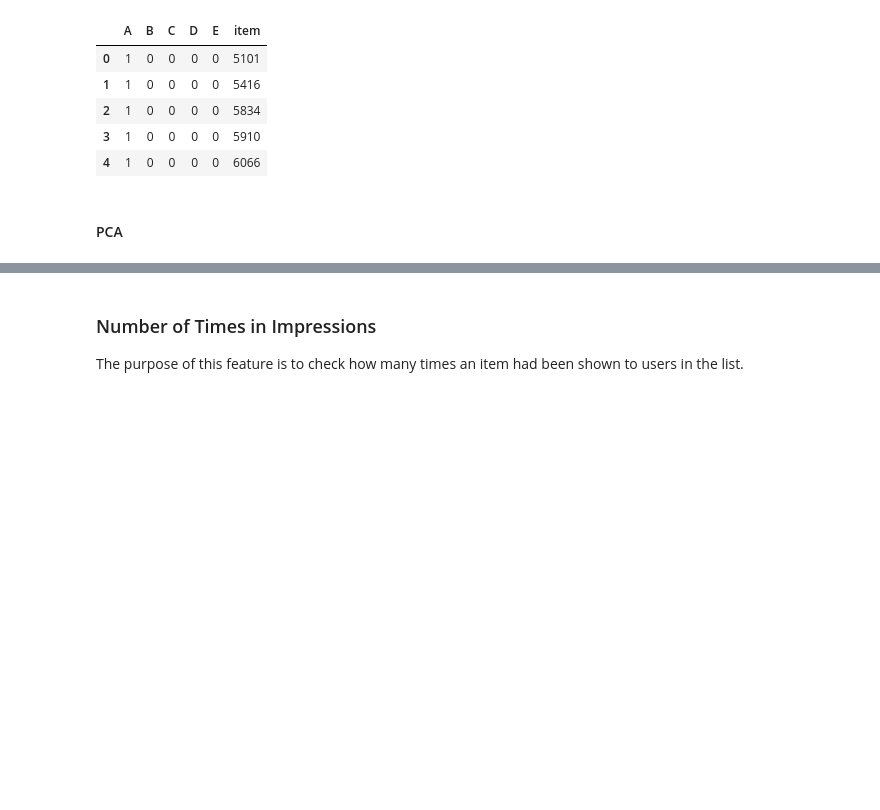
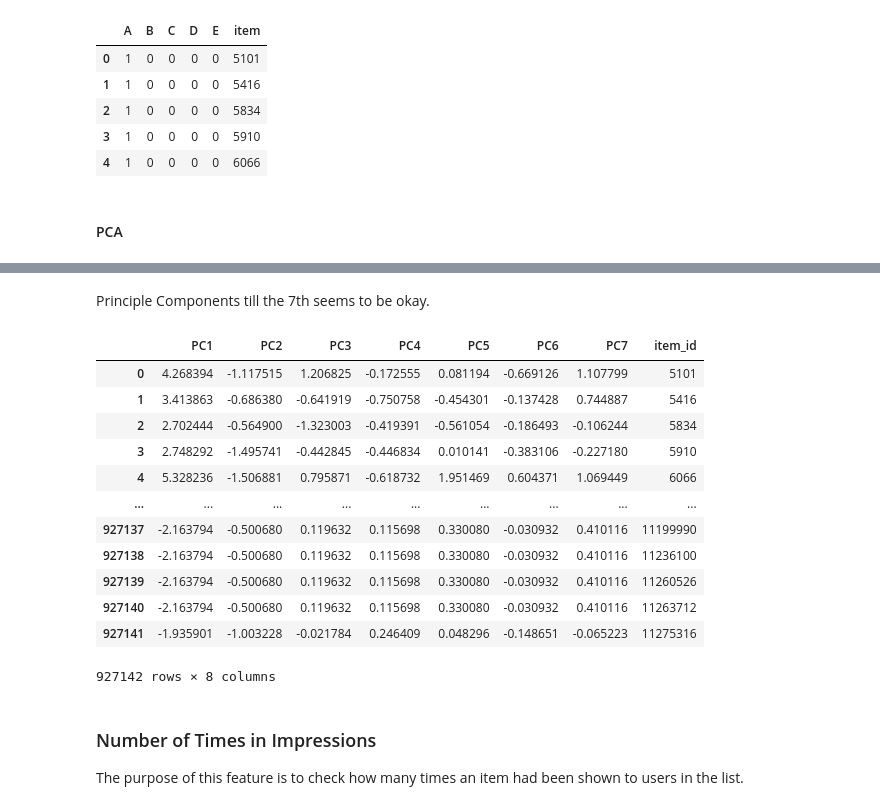
Before and after one commit to ZeyadSabbah/TrivagoRecommenderSystem, a Jupyter notebook: TrivagoFeatureEngineering.ipynb, the cells around one changed output, grey strips where cells are left out. Drawn from its saved outputs; the diff is of its cells as text; code cells hidden in the pictures; blank space fills up the shorter version.

```diff
--- a/TrivagoFeatureEngineering.ipynb
+++ b/TrivagoFeatureEngineering.ipynb
@@ -150,3 +169,24 @@ propertiesDF.head()
+# %% [markdown]
+Principle Components till the 7th seems to be okay.
+# %%
+propertiesDF = propertiesDF[[propertiesDF.columns[i] for i in range(0, 7)]]
+propertiesDF.rename(columns={x:'PC' + str(x + 1) for x in propertiesDF.columns}, inplace=True)
+propertiesDF['item_id'] = properties_encodedDF.item_id.values.tolist()
+propertiesDF
+# %% [output]
+|  | PC1 | PC2 | PC3 | PC4 | PC5 | PC6 | PC7 | item_id |
+| 0 | 4.268394 | -1.117515 | 1.206825 | -0.172555 | 0.081194 | -0.669126 | 1.107799 | 5101 |
+| 1 | 3.413863 | -0.686380 | -0.641919 | -0.750758 | -0.454301 | -0.137428 | 0.744887 | 5416 |
+| 2 | 2.702444 | -0.564900 | -1.323003 | -0.419391 | -0.561054 | -0.186493 | -0.106244 | 5834 |
+| 3 | 2.748292 | -1.495741 | -0.442845 | -0.446834 | 0.010141 | -0.383106 | -0.227180 | 5910 |
+| 4 | 5.328236 | -1.506881 | 0.795871 | -0.618732 | 1.951469 | 0.604371 | 1.069449 | 6066 |
+| ... | ... | ... | ... | ... | ... | ... | ... | ... |
+| 927137 | -2.163794 | -0.500680 | 0.119632 | 0.115698 | 0.330080 | -0.030932 | 0.410116 | 11199990 |
+| 927138 | -2.163794 | -0.500680 | 0.119632 | 0.115698 | 0.330080 | -0.030932 | 0.410116 | 11236100 |
+| 927139 | -2.163794 | -0.500680 | 0.119632 | 0.115698 | 0.330080 | -0.030932 | 0.410116 | 11260526 |
+| 927140 | -2.163794 | -0.500680 | 0.119632 | 0.115698 | 0.330080 | -0.030932 | 0.410116 | 11263712 |
+| 927141 | -1.935901 | -1.003228 | -0.021784 | 0.246409 | 0.048296 | -0.148651 | -0.065223 | 11275316 |
+927142 rows × 8 columns
 # %%
 propertiesDF.to_csv('./Datasets/clean_data/ItemsPropertiesSimilarities/PCA_Properties.csv')
 # %% [markdown]
```
Also changed, not shown: parts of 4 cells of this notebook.
